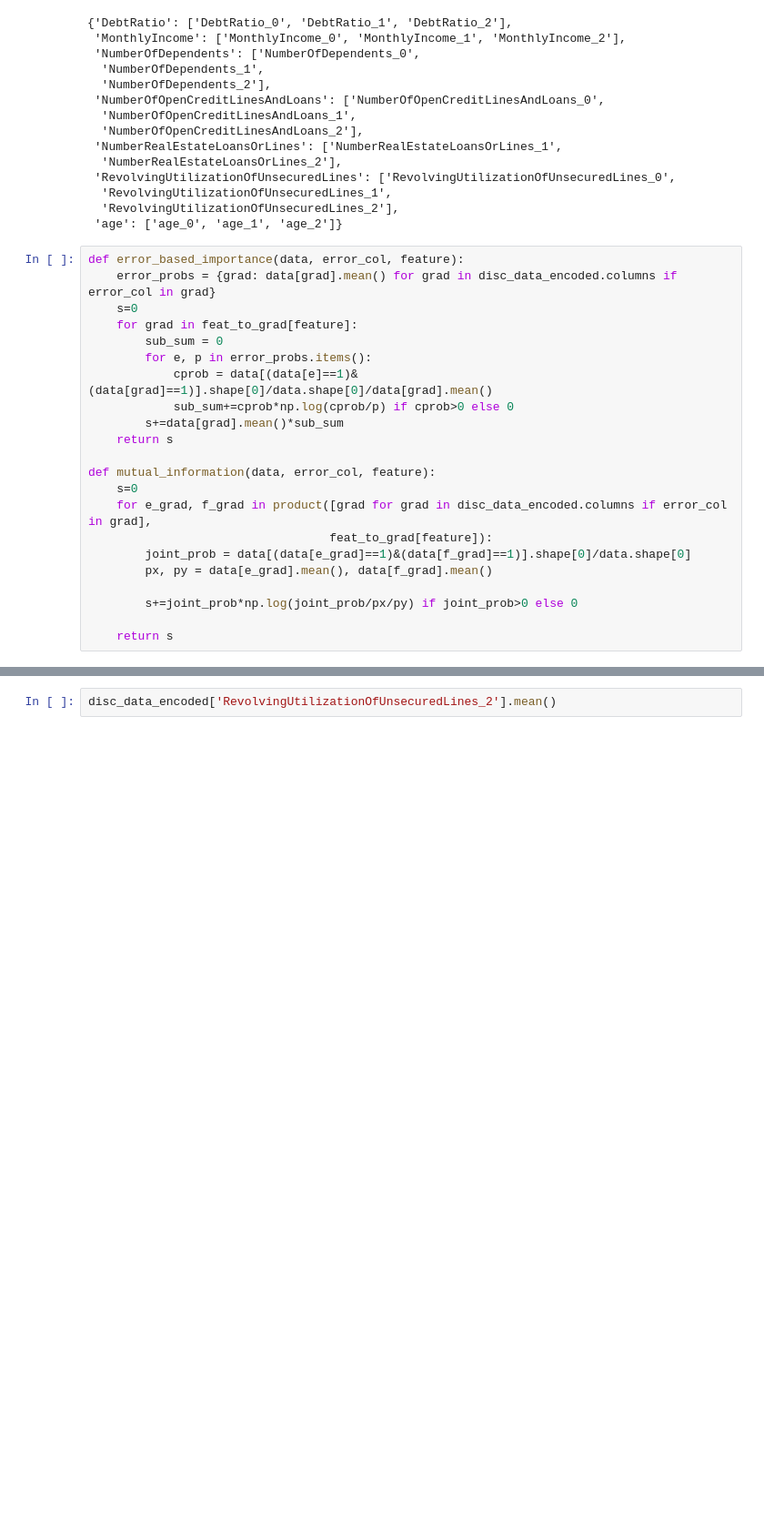
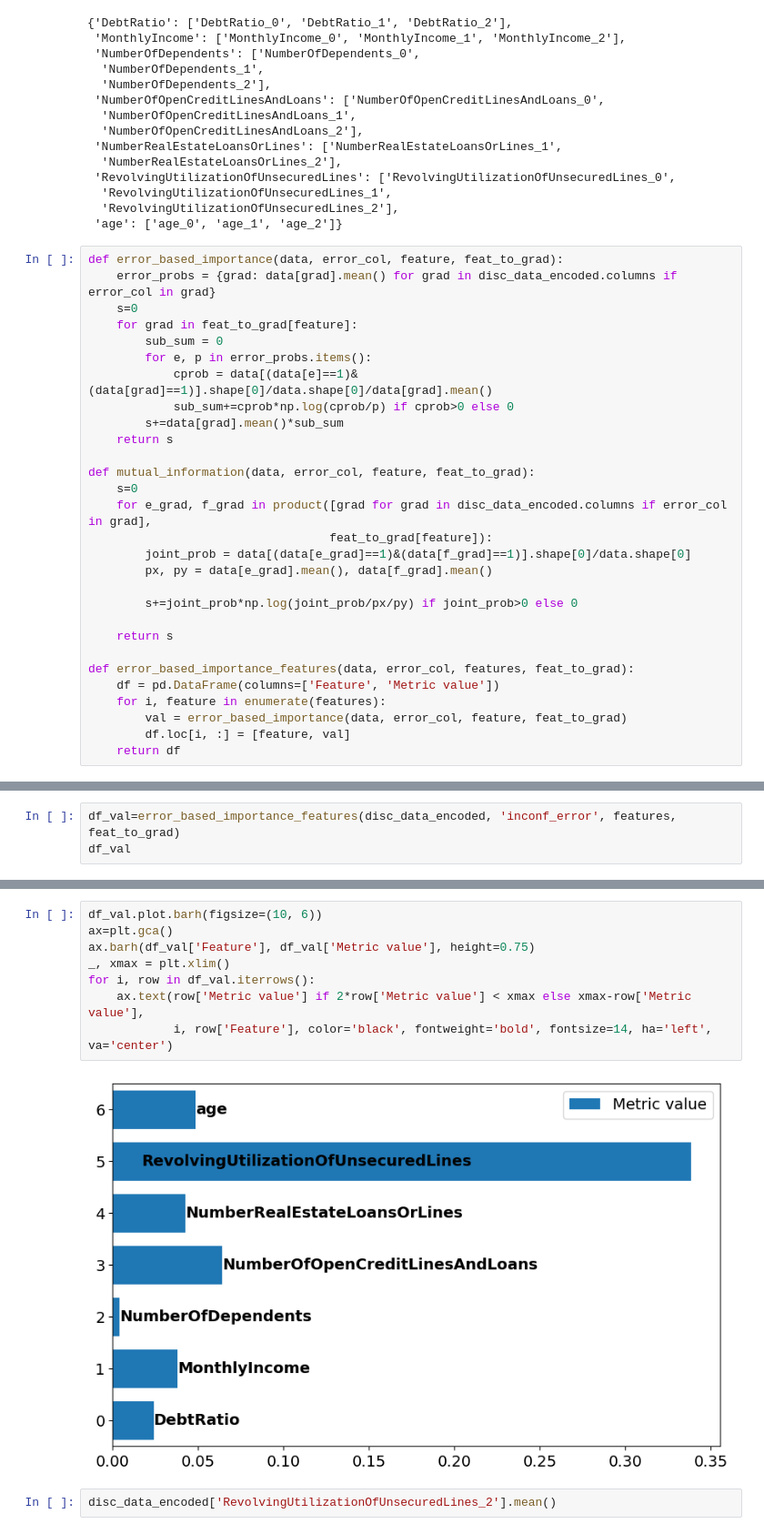
Before and after one commit to dmitry-grigorev/GIEBN, a Jupyter notebook: experiments/experiments_featureselection/notebook1.ipynb, the cells around one changed output, grey strips where cells are left out. Shown at 91% size. Saved outputs shown, nothing was run; the diff lists cells and outputs as text; blank space fills up the shorter version.

```diff
--- a/experiments/experiments_featureselection/notebook1.ipynb
+++ b/experiments/experiments_featureselection/notebook1.ipynb
@@ -336,7 +338,7 @@ feat_to_grad
   'RevolvingUtilizationOfUnsecuredLines_2'],
  'age': ['age_0', 'age_1', 'age_2']}
 # %%
-def error_based_importance(data, error_col, feature):
+def error_based_importance(data, error_col, feature, feat_to_grad):
     error_probs = {grad: data[grad].mean() for grad in disc_data_encoded.columns if error_col in grad}
     s=0
     for grad in feat_to_grad[feature]:
@@ -347,7 +349,7 @@ def error_based_importance(data, error_col, feature):
         s+=data[grad].mean()*sub_sum
     return s
 
-def mutual_information(data, error_col, feature):
+def mutual_information(data, error_col, feature, feat_to_grad):
     s=0
     for e_grad, f_grad in product([grad for grad in disc_data_encoded.columns if error_col in grad],
                                   feat_to_grad[feature]):
@@ -357,3 +359,10 @@ def mutual_information(data, error_col, feature):
         s+=joint_prob*np.log(joint_prob/px/py) if joint_prob>0 else 0
 
     return s
+
+def error_based_importance_features(data, error_col, features, feat_to_grad):
+    df = pd.DataFrame(columns=['Feature', 'Metric value'])
+    for i, feature in enumerate(features):
+        val = error_based_importance(data, error_col, feature, feat_to_grad)
+        df.loc[i, :] = [feature, val]
+    return df
@@ -380,0 +369,3 @@ res
+# %%
+df_val=error_based_importance_features(disc_data_encoded, 'inconf_error', features, feat_to_grad)
+df_val
@@ -381,3 +381,13 @@ res
+# %%
+df_val.plot.barh(figsize=(10, 6))
+ax=plt.gca()
+ax.barh(df_val['Feature'], df_val['Metric value'], height=0.75)
+_, xmax = plt.xlim()
+for i, row in df_val.iterrows():
+    ax.text(row['Metric value'] if 2*row['Metric value'] < xmax else xmax-row['Metric value'],
+            i, row['Feature'], color='black', fontweight='bold', fontsize=14, ha='left', va='center')
+# %% [output]
+[figure, added]
 # %%
 disc_data_encoded['RevolvingUtilizationOfUnsecuredLines_2'].mean()
 # %% [output]
```
Also changed, not shown: parts of 41 cells of this notebook, 1 other file.
